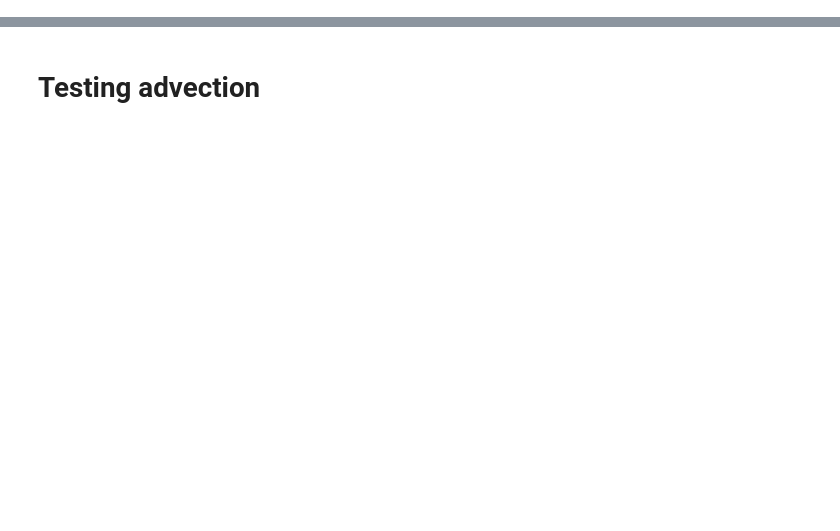
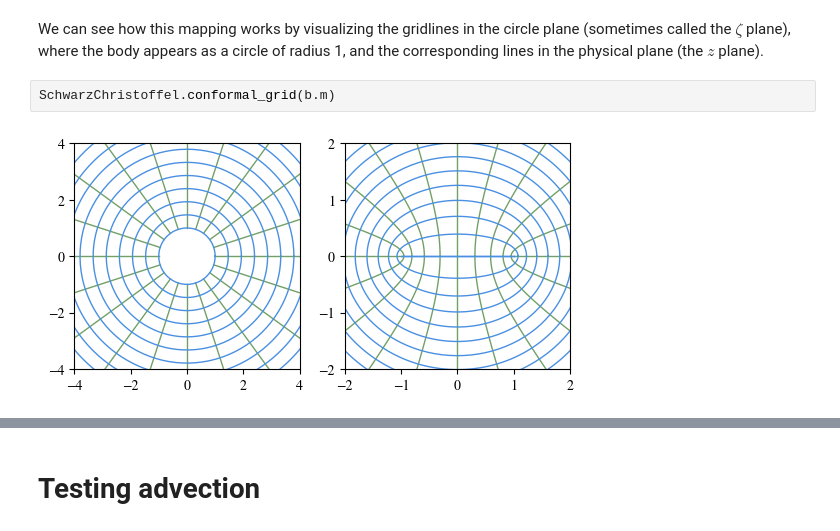
Before and after one commit to darwindarak/PotentialFlow.jl, a Jupyter notebook: binder/notebooks/Conformally mapped body.ipynb, the cells around one changed output, grey strips where cells are left out. Drawn from its saved outputs; the diff is of its cells as text; blank space fills up the shorter version.

```diff
--- a/binder/notebooks/Conformally mapped body.ipynb
+++ b/binder/notebooks/Conformally mapped body.ipynb
@@ -180,0 +33,6 @@ sys = (b,vp1,vp2)
+# %% [markdown]
+We can see how this mapping works by visualizing the gridlines in the circle plane (sometimes called the $\zeta$ plane), where the body appears as a circle of radius 1, and the corresponding lines in the physical plane (the $z$ plane).
+# %%
+SchwarzChristoffel.conformal_grid(b.m)
+# %% [output]
+[figure, added]
```
Also changed, not shown: parts of 81 cells of this notebook, 2 other files.
